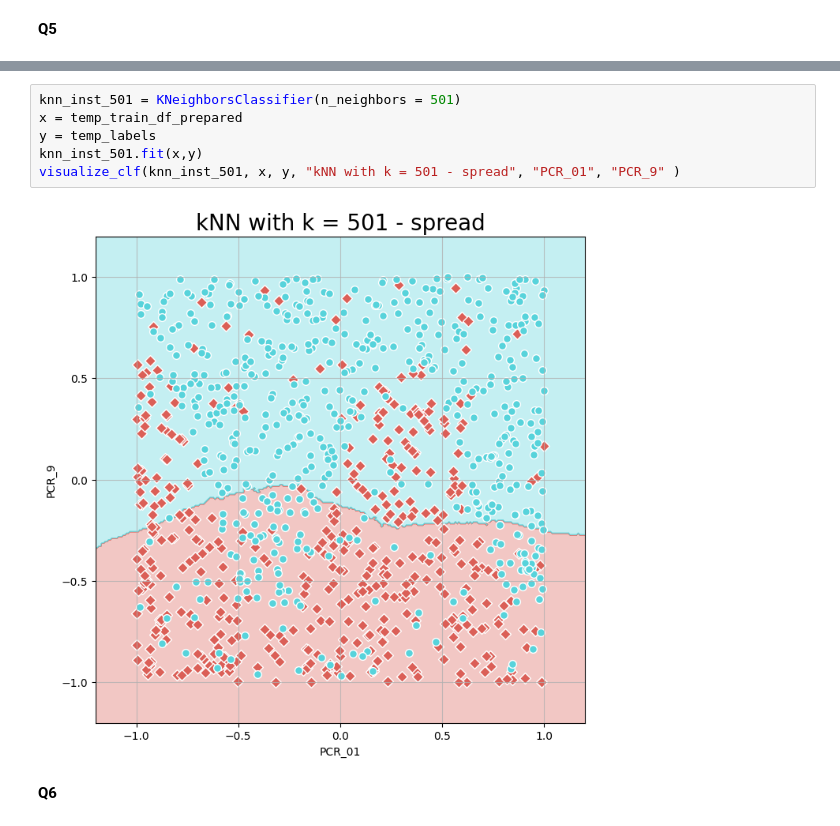
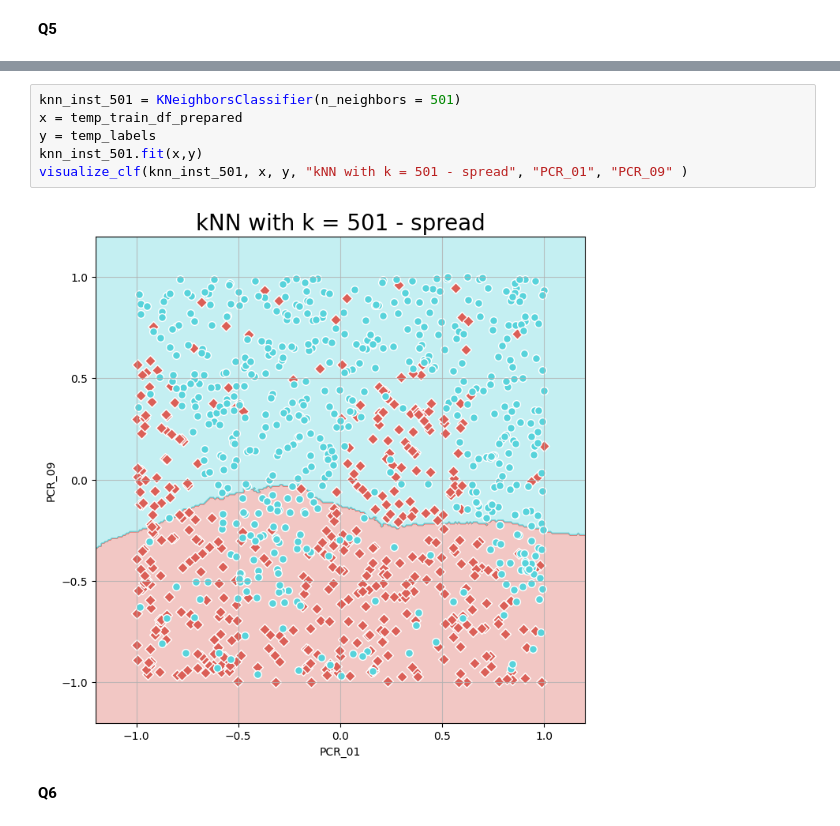
Before and after one commit to JohnHakatan/HW2_ML, a Jupyter notebook: HW2_major.ipynb, the cells around one changed output, grey strips where cells are left out. Drawn from its saved outputs; the diff is of its cells as text.

```diff
--- a/HW2_major.ipynb
+++ b/HW2_major.ipynb
@@ -111,11 +111,11 @@ visualize_clf(knn_inst_1, x, y, "kNN with k = 1 - spread", "PCR_01", "PCR_9" )
 # %%
 knn_inst_501 = KNeighborsClassifier(n_neighbors = 501)
 x = temp_train_df_prepared
 y = temp_labels
 knn_inst_501.fit(x,y)
-visualize_clf(knn_inst_501, x, y, "kNN with k = 501 - spread", "PCR_01", "PCR_9" )
+visualize_clf(knn_inst_501, x, y, "kNN with k = 501 - spread", "PCR_01", "PCR_09" )
 # %% [output]
-[figure, old version]
+[figure, new version]
 # %% [markdown]
 **Q6**
 # %%
```
Also changed, not shown: parts of 8 cells of this notebook.
